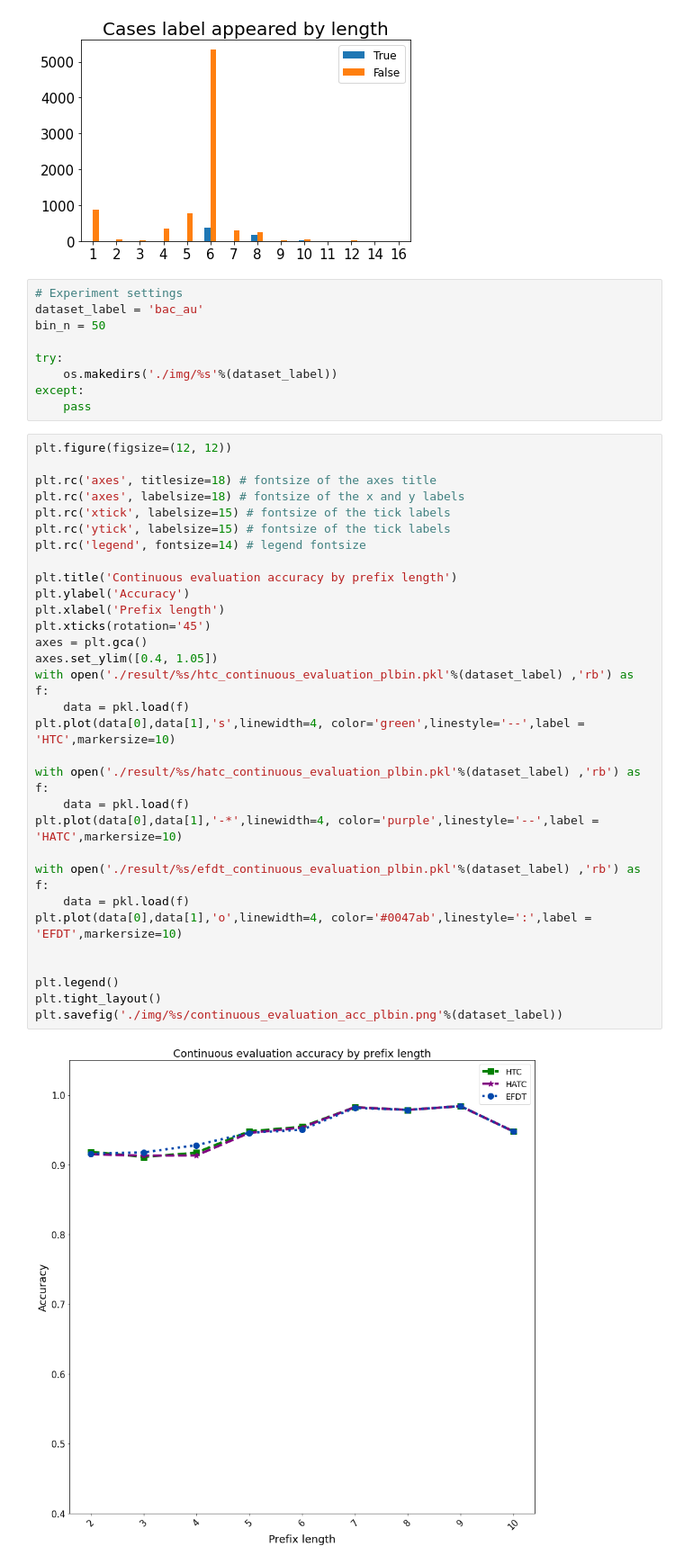
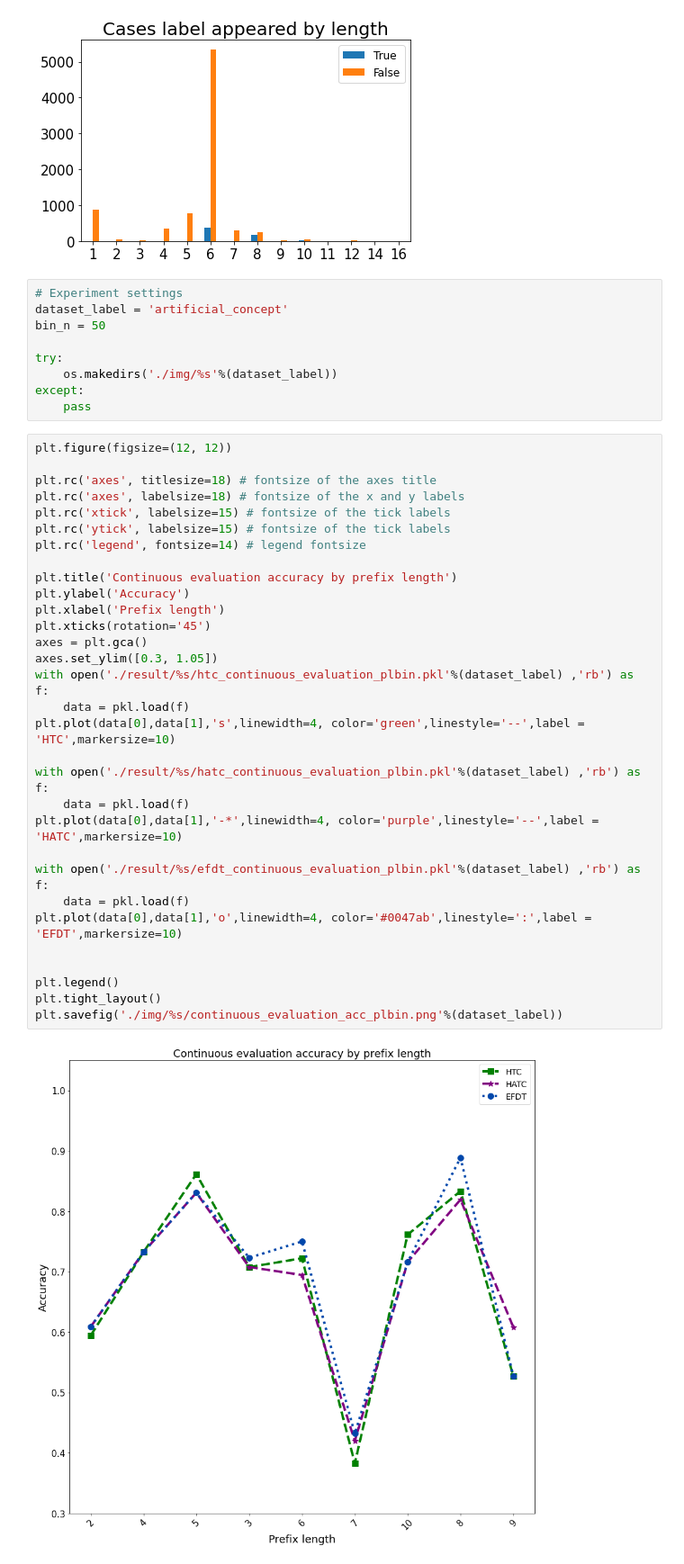
Before and after one commit to ghksdl6025/streaming_prediction4pm, a Jupyter notebook: graph_plot.ipynb, the cells around one changed output. Shown at 90% size. Saved outputs shown, nothing was run; the diff lists cells and outputs as text.

```diff
--- a/graph_plot.ipynb
+++ b/graph_plot.ipynb
@@ -125,7 +125,7 @@ plt.savefig('./img/class proportion.png')
 [figure]
 # %%
 # Experiment settings
-dataset_label = 'bac_au'
+dataset_label = 'artificial_concept'
 bin_n = 50
 
 try:
@@ -136,35 +136,35 @@ except:
 plt.figure(figsize=(12, 12))
 
 plt.rc('axes', titlesize=18) # fontsize of the axes title
 plt.rc('axes', labelsize=18) # fontsize of the x and y labels
 plt.rc('xtick', labelsize=15) # fontsize of the tick labels
 plt.rc('ytick', labelsize=15) # fontsize of the tick labels
 plt.rc('legend', fontsize=14) # legend fontsize
 
 plt.title('Continuous evaluation accuracy by prefix length')
 plt.ylabel('Accuracy')
 plt.xlabel('Prefix length')
 plt.xticks(rotation='45')
 axes = plt.gca()
-axes.set_ylim([0.4, 1.05])
+axes.set_ylim([0.3, 1.05])
 with open('./result/%s/htc_continuous_evaluation_plbin.pkl'%(dataset_label) ,'rb') as f:
     data = pkl.load(f)
 plt.plot(data[0],data[1],'s',linewidth=4, color='green',linestyle='--',label = 'HTC',markersize=10)
 
 with open('./result/%s/hatc_continuous_evaluation_plbin.pkl'%(dataset_label) ,'rb') as f:
     data = pkl.load(f)
 plt.plot(data[0],data[1],'-*',linewidth=4, color='purple',linestyle='--',label = 'HATC',markersize=10)
 
 with open('./result/%s/efdt_continuous_evaluation_plbin.pkl'%(dataset_label) ,'rb') as f:
     data = pkl.load(f)
 plt.plot(data[0],data[1],'o',linewidth=4, color='#0047ab',linestyle=':',label = 'EFDT',markersize=10)
 
 
 plt.legend()
 plt.tight_layout()
 plt.savefig('./img/%s/continuous_evaluation_acc_plbin.png'%(dataset_label))
 # %% [output]
-[figure, old version]
+[figure, new version]
 # %%
 plt.figure(figsize=(12, 12))
 
```
Also changed, not shown: parts of 1 cell of this notebook, 7 other files.
